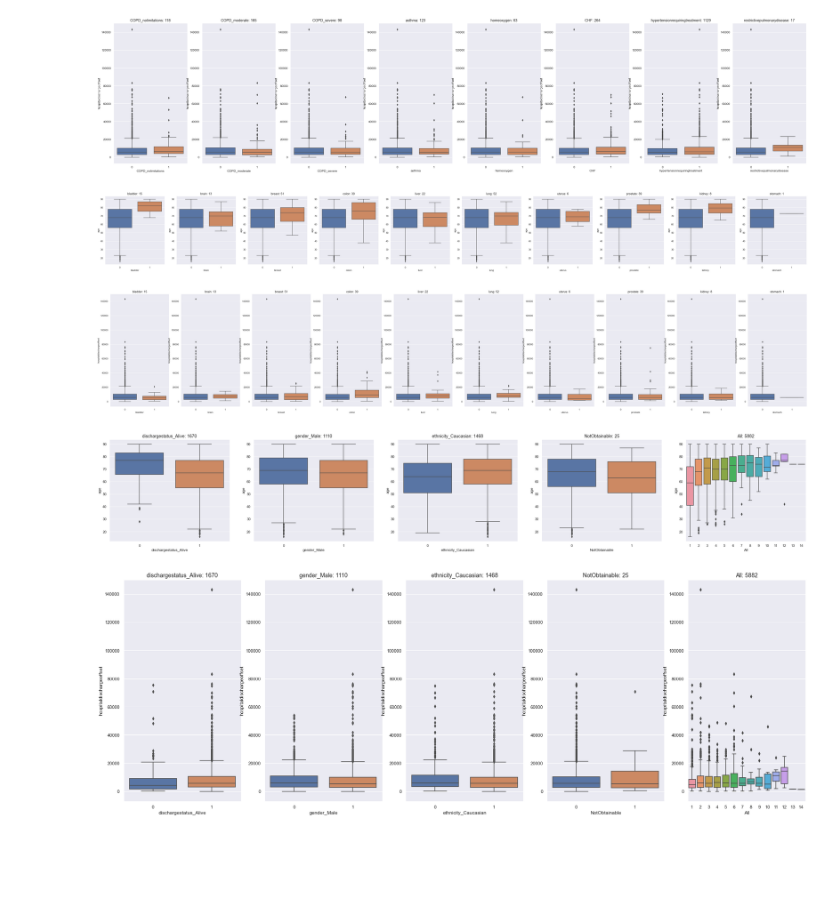
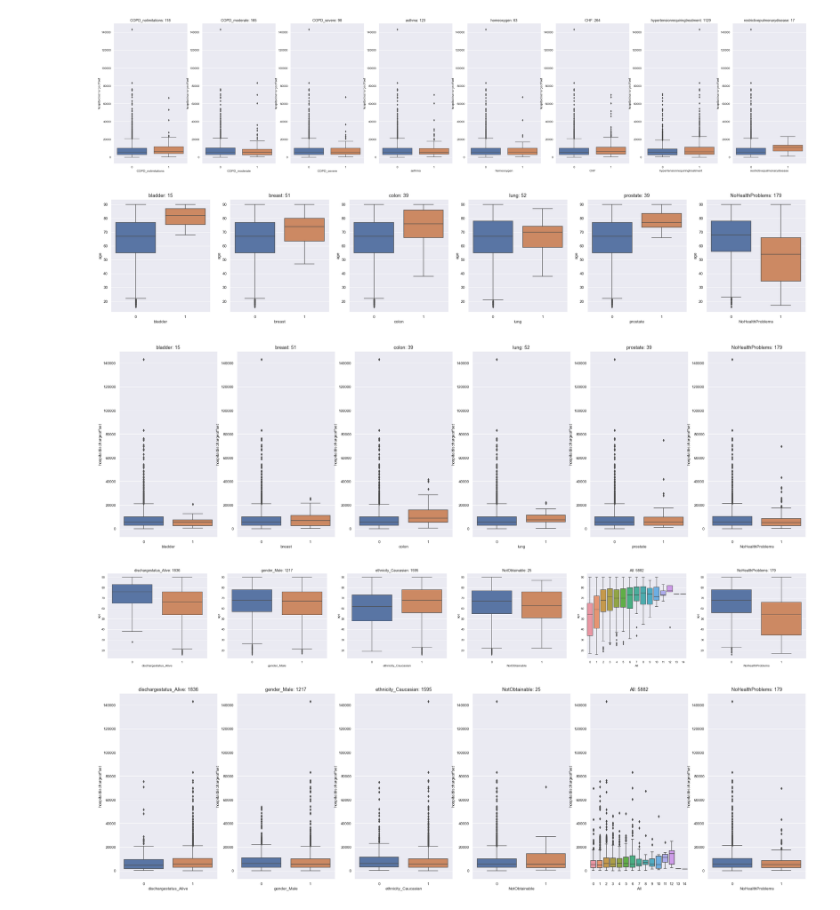
Before and after one commit to dianamJLAB/DS6050, a Jupyter notebook: eICU_gan/gan_work/eICU_exploration.ipynb, the cells around one changed output. Cells and saved outputs as stored; diff of their text form; code cells hidden in the pictures; blank space fills up the shorter version.

```diff
--- a/eICU_gan/gan_work/eICU_exploration.ipynb
+++ b/eICU_gan/gan_work/eICU_exploration.ipynb
@@ -993,7 +995,7 @@ df.loc[df['asthma'] == 98]
     1. colon*
     1. uterus
 # %%
-xs = ['COPD_nolimitations','COPD_moderate','COPD_severe','asthma','homeoxygen','CHF','hypertensionrequiringtreatment','restrictivepulmonarydisease']
+xs = ['COPD_nolimitations','COPD_moderate','COPD_severe','asthma','CHF','hypertensionrequiringtreatment','restrictivepulmonarydisease','NoHealthProblems']
 
 fig, axes = plt.subplots(1, len(xs), figsize=(len(xs) * 6, 6))
 
@@ -1010,25 +1012,25 @@ for i in range(0, len(xs)):
 [figure]
 [figure]
 # %%
-xs = ['bladder','brain','breast','colon','liver','lung','uterus','prostate','kidney','stomach']
+xs = ['bladder','breast','colon','lung','prostate','NoHealthProblems']
 
 fig, axes = plt.subplots(1, len(xs), figsize=(len(xs) * 6, 6))
 
 for i in range(0, len(xs)):
     sns.boxplot(data=df, x=xs[i], y='age', ax=axes[i])
     axes[i].set_title(xs[i] + ': ' + str(df[xs[i]].sum()), fontsize=14)
 
 fig, axes = plt.subplots(1, len(xs), figsize=(len(xs) * 6, 10))
 
 for i in range(0, len(xs)):
     sns.boxplot(data=df, x=xs[i], y='hospitaldischargeoffset', ax=axes[i])
     axes[i].set_title(xs[i] + ': ' + str(df[xs[i]].sum()), fontsize=14)
 # %% [output]
-[figure, old version]
+[figure, new version]
-[figure, old version]
+[figure, new version]
 # %%
 # All is the count of total past histories entered for the unit stay
-xs = ['dischargestatus_Alive','gender_Male','ethnicity_Caucasian','NotObtainable','All']
+xs = ['dischargestatus_Alive','gender_Male','ethnicity_Caucasian','NotObtainable','All','NoHealthProblems']
 
 fig, axes = plt.subplots(1, len(xs), figsize=(len(xs) * 8, 6))
 
@@ -1042,5 +1044,5 @@ for i in range(0, len(xs)):
     sns.boxplot(data=df, x=xs[i], y='hospitaldischargeoffset', ax=axes[i])
     axes[i].set_title(xs[i] + ': ' + str(df[xs[i]].sum()), fontsize=14)
 # %% [output]
-[figure, old version]
+[figure, new version]
-[figure, old version]
+[figure, new version]
```
Also changed, not shown: parts of 11 cells of this notebook, 2 other files.
